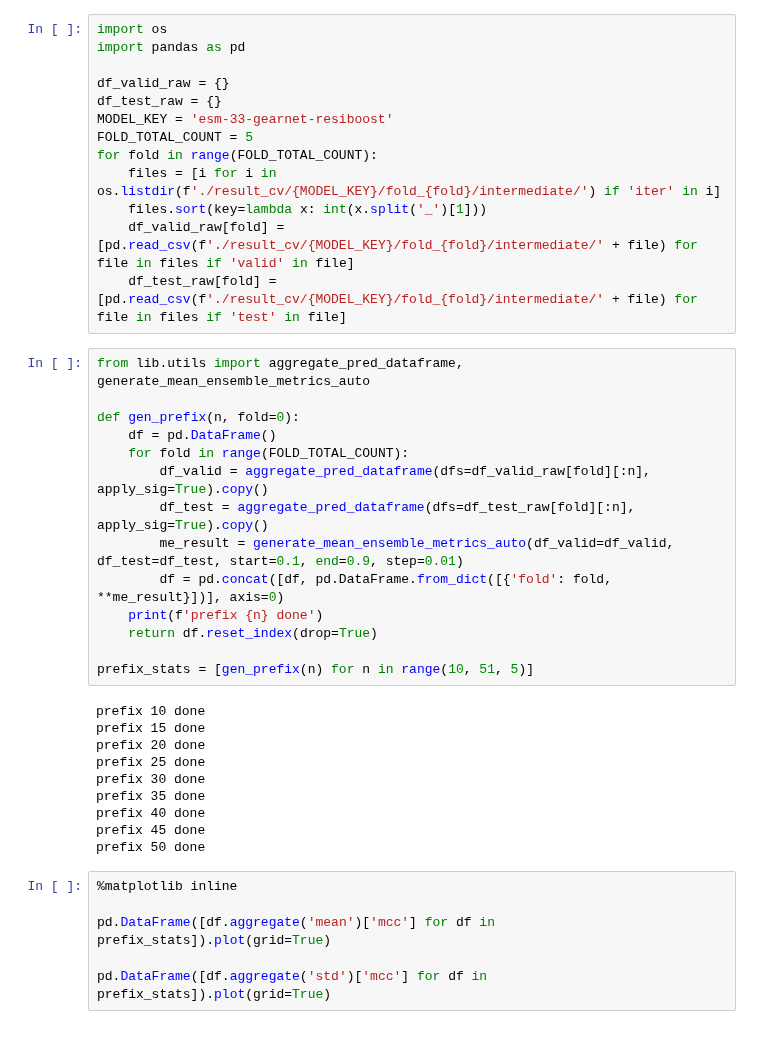
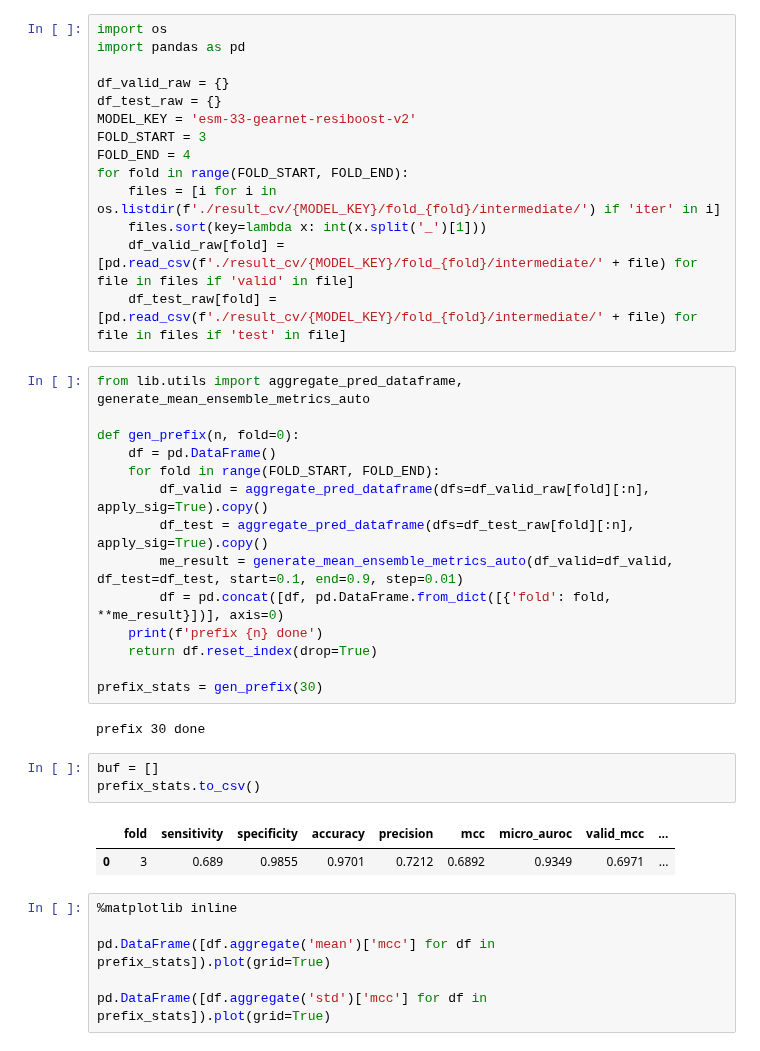
Before and after one commit to dlwocks31/atpbind, a Jupyter notebook: final_cv_intermediate.ipynb, the cells around one changed output. Drawn from its saved outputs; the diff is of its cells as text.

Commit message:
add data about resiboost

```diff
--- a/final_cv_intermediate.ipynb
+++ b/final_cv_intermediate.ipynb
@@ -4,9 +4,10 @@ import pandas as pd
 
 df_valid_raw = {}
 df_test_raw = {}
-MODEL_KEY = 'esm-33-gearnet-resiboost'
-FOLD_TOTAL_COUNT = 5
-for fold in range(FOLD_TOTAL_COUNT):
+MODEL_KEY = 'esm-33-gearnet-resiboost-v2'
+FOLD_START = 3
+FOLD_END = 4
+for fold in range(FOLD_START, FOLD_END):
     files = [i for i in os.listdir(f'./result_cv/{MODEL_KEY}/fold_{fold}/intermediate/') if 'iter' in i]
     files.sort(key=lambda x: int(x.split('_')[1]))
     df_valid_raw[fold] = [pd.read_csv(f'./result_cv/{MODEL_KEY}/fold_{fold}/intermediate/' + file) for file in files if 'valid' in file]
@@ -16,7 +17,7 @@ from lib.utils import aggregate_pred_dataframe, generate_mean_ensemble_metrics_a
 
 def gen_prefix(n, fold=0):
     df = pd.DataFrame()
-    for fold in range(FOLD_TOTAL_COUNT):
+    for fold in range(FOLD_START, FOLD_END):
         df_valid = aggregate_pred_dataframe(dfs=df_valid_raw[fold][:n], apply_sig=True).copy()
         df_test = aggregate_pred_dataframe(dfs=df_test_raw[fold][:n], apply_sig=True).copy()
         me_result = generate_mean_ensemble_metrics_auto(df_valid=df_valid, df_test=df_test, start=0.1, end=0.9, step=0.01)
@@ -24,17 +25,15 @@ def gen_prefix(n, fold=0):
     print(f'prefix {n} done')
     return df.reset_index(drop=True)
 
-prefix_stats = [gen_prefix(n) for n in range(10, 51, 5)]
+prefix_stats = gen_prefix(30)
 # %% [output]
-prefix 10 done
-prefix 15 done
-prefix 20 done
-prefix 25 done
 prefix 30 done
-prefix 35 done
-prefix 40 done
-prefix 45 done
-prefix 50 done
+# %%
+buf = []
+prefix_stats.to_csv()
+# %% [output]
+|  | fold | sensitivity | specificity | accuracy | precision | mcc | micro_auroc | valid_mcc | ... |
+| 0 | 3 | 0.689 | 0.9855 | 0.9701 | 0.7212 | 0.6892 | 0.9349 | 0.6971 | ... |
 # %%
 %matplotlib inline
 
```
Also changed, not shown: 3 other files.
